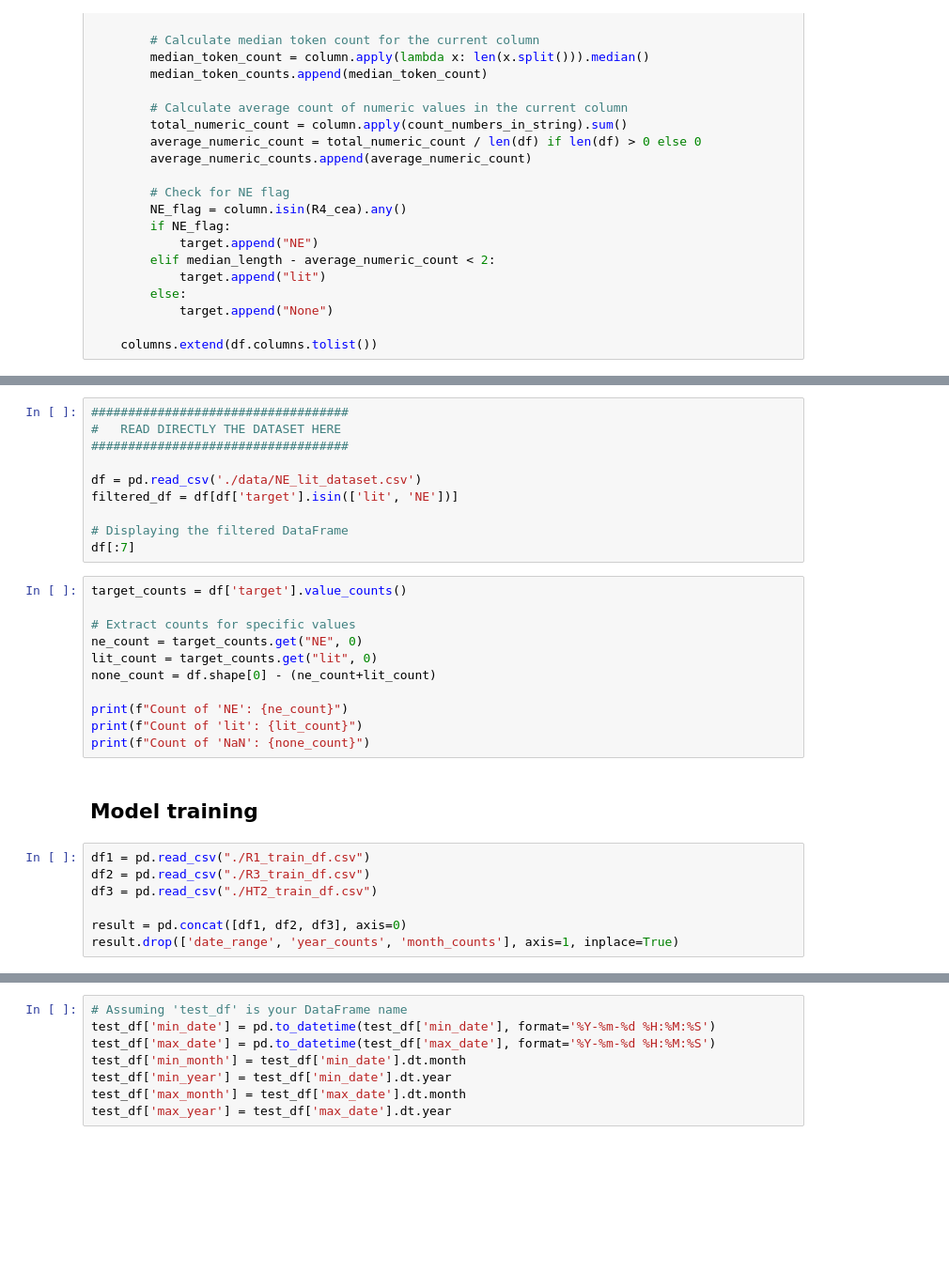
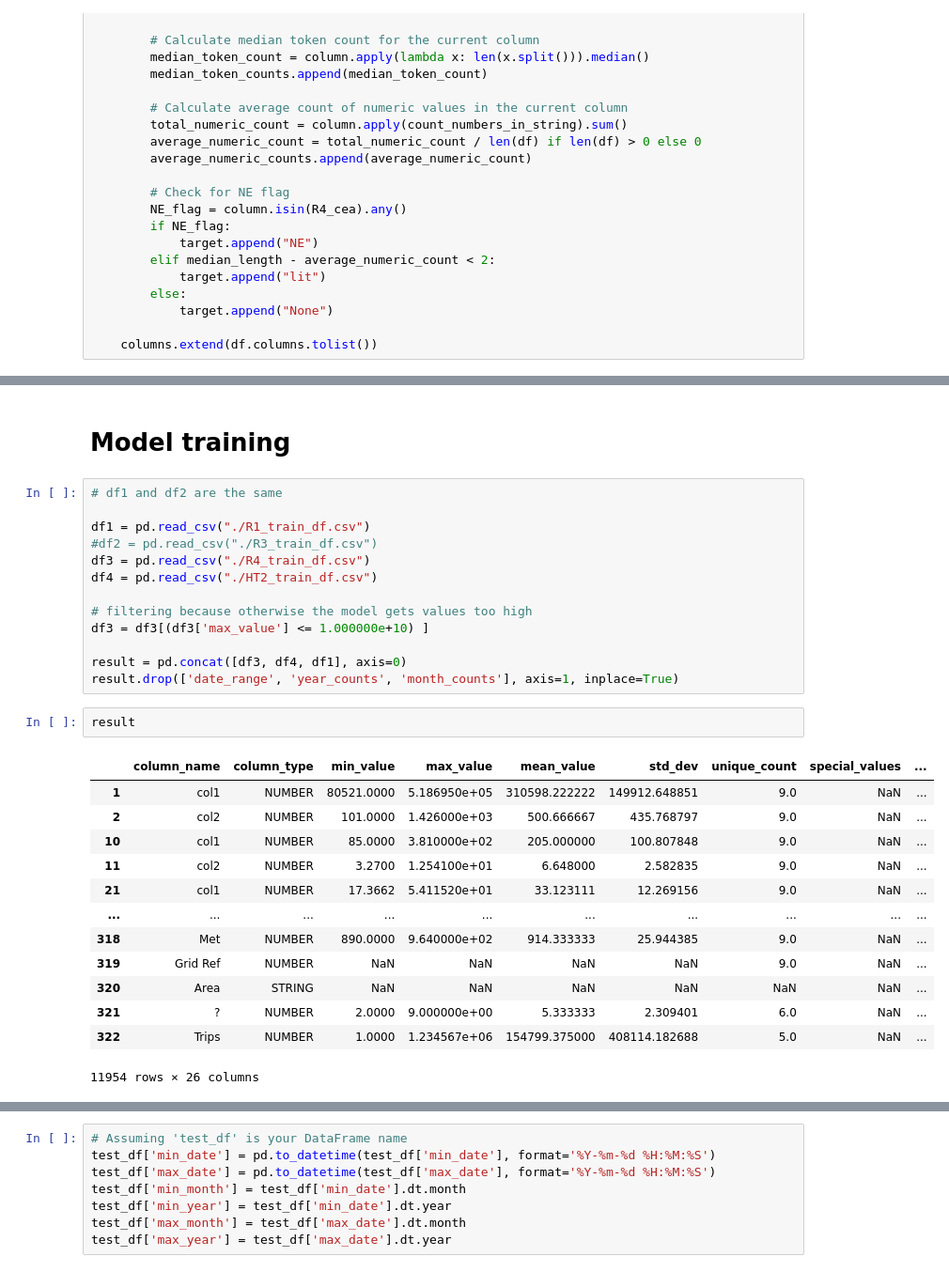
Before and after one commit to unimib-datAI/lamAPI, a Jupyter notebook: work/NE_lit_classifier.ipynb, the cells around one changed output, grey strips where cells are left out. Shown: that part at 94% size. Saved outputs shown, nothing was run; the diff lists cells and outputs as text; blank space fills up the shorter version.

Commit message:
NE training update

```diff
--- a/work/NE_lit_classifier.ipynb
+++ b/work/NE_lit_classifier.ipynb
@@ -702,33 +719,34 @@ df_def.to_csv('./data/NE_lit_dataset.csv', index=False)
-# %%
-###################################
-#   READ DIRECTLY THE DATASET HERE
-###################################
-
-df = pd.read_csv('./data/NE_lit_dataset.csv')
-filtered_df = df[df['target'].isin(['lit', 'NE'])]
-
-# Displaying the filtered DataFrame
-df[:7]
-# %%
-target_counts = df['target'].value_counts()
-
-# Extract counts for specific values
-ne_count = target_counts.get("NE", 0)
-lit_count = target_counts.get("lit", 0)
-none_count = df.shape[0] - (ne_count+lit_count)
-
-print(f"Count of 'NE': {ne_count}")
-print(f"Count of 'lit': {lit_count}")
-print(f"Count of 'NaN': {none_count}")
-# %% [markdown]
-## Model training
+# %% [markdown]
+# Model training
 # %%
+# df1 and df2 are the same
+
 df1 = pd.read_csv("./R1_train_df.csv")
-df2 = pd.read_csv("./R3_train_df.csv")
-df3 = pd.read_csv("./HT2_train_df.csv")
+#df2 = pd.read_csv("./R3_train_df.csv")
+df3 = pd.read_csv("./R4_train_df.csv")
+df4 = pd.read_csv("./HT2_train_df.csv")
 
-result = pd.concat([df1, df2, df3], axis=0)
+# filtering because otherwise the model gets values too high
+df3 = df3[(df3['max_value'] <= 1.000000e+10) ]
+
+result = pd.concat([df3, df4, df1], axis=0)
 result.drop(['date_range', 'year_counts', 'month_counts'], axis=1, inplace=True)
+# %%
+result
+# %% [output]
+|  | column_name | column_type | min_value | max_value | mean_value | std_dev | unique_count | special_values | ... |
+| 1 | col1 | NUMBER | 80521.0000 | 5.186950e+05 | 310598.222222 | 149912.648851 | 9.0 | NaN | ... |
+| 2 | col2 | NUMBER | 101.0000 | 1.426000e+03 | 500.666667 | 435.768797 | 9.0 | NaN | ... |
+| 10 | col1 | NUMBER | 85.0000 | 3.810000e+02 | 205.000000 | 100.807848 | 9.0 | NaN | ... |
+| 11 | col2 | NUMBER | 3.2700 | 1.254100e+01 | 6.648000 | 2.582835 | 9.0 | NaN | ... |
+| 21 | col1 | NUMBER | 17.3662 | 5.411520e+01 | 33.123111 | 12.269156 | 9.0 | NaN | ... |
+| ... | ... | ... | ... | ... | ... | ... | ... | ... | ... |
+| 318 | Met | NUMBER | 890.0000 | 9.640000e+02 | 914.333333 | 25.944385 | 9.0 | NaN | ... |
+| 319 | Grid Ref | NUMBER | NaN | NaN | NaN | NaN | 9.0 | NaN | ... |
+| 320 | Area | STRING | NaN | NaN | NaN | NaN | NaN | NaN | ... |
+| 321 | ? | NUMBER | 2.0000 | 9.000000e+00 | 5.333333 | 2.309401 | 6.0 | NaN | ... |
+| 322 | Trips | NUMBER | 1.0000 | 1.234567e+06 | 154799.375000 | 408114.182688 | 5.0 | NaN | ... |
+11954 rows × 26 columns
 # %%
 # Convert the target variable to numeric
 label_encoder = LabelEncoder()
```
Also changed, not shown: parts of 33 cells of this notebook, 6 other files.
